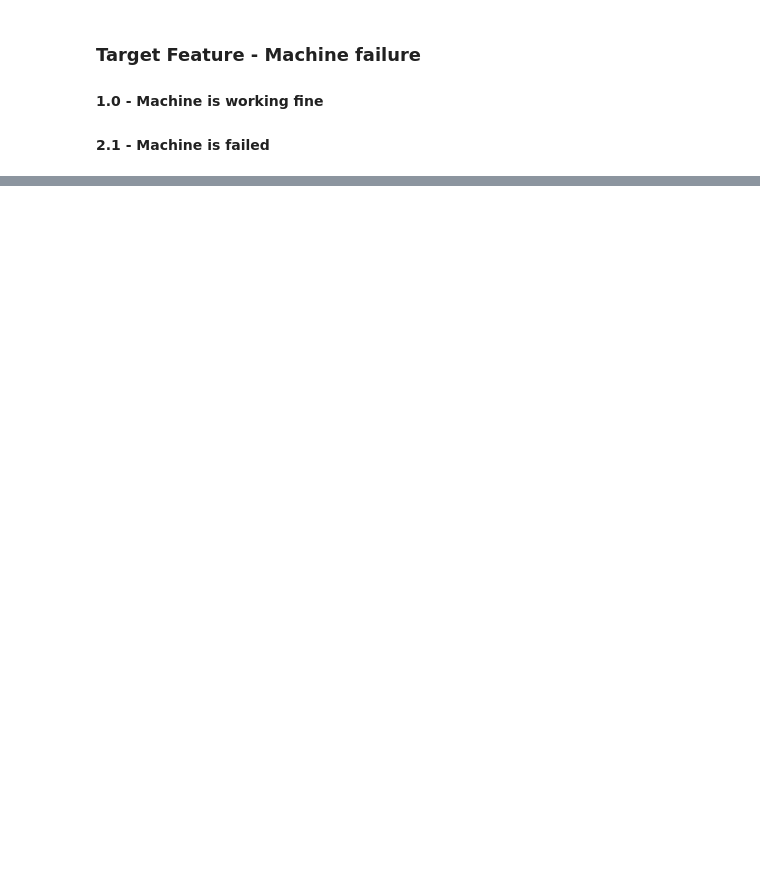
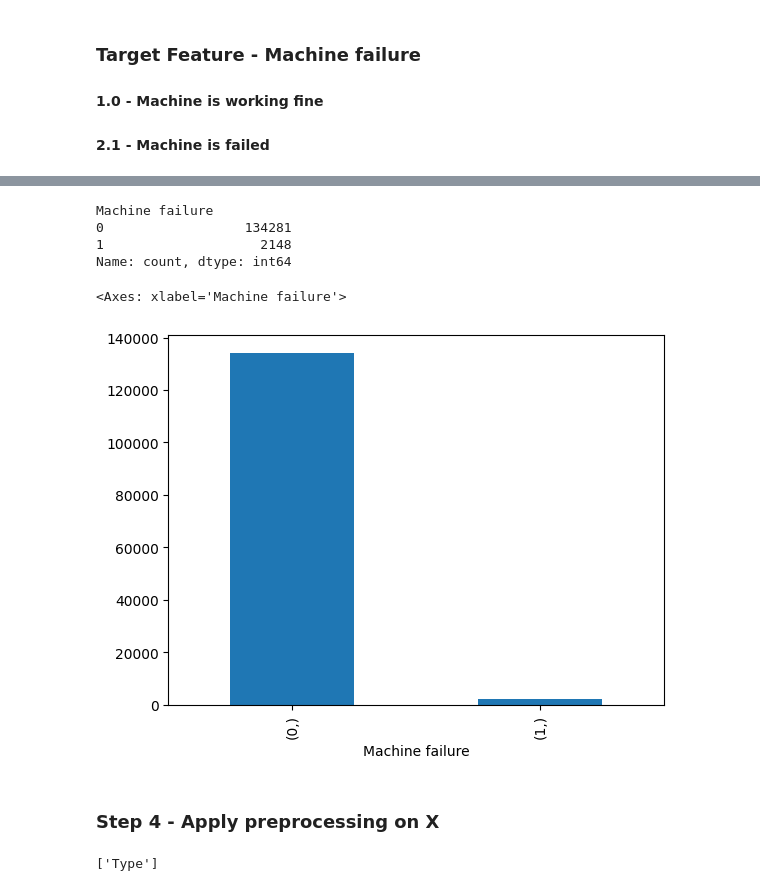
Before and after one commit to Telange/ML-Ravet-5-7-Tue-Wed, a Jupyter notebook: 15 Classification Project/15 Classification Project.ipynb, the cells around one changed output, grey strips where cells are left out. Drawn from its saved outputs; the diff is of its cells as text; code cells hidden in the pictures; blank space fills up the shorter version.

```diff
--- a/15 Classification Project/15 Classification Project.ipynb
+++ b/15 Classification Project/15 Classification Project.ipynb
@@ -22,0 +77,3 @@ df.head()
+# %%
+X = df.drop(columns=["id", "Product ID", "Machine failure"])
+Y = df[["Machine failure"]]
@@ -22,0 +98,14 @@ df.head()
+# %%
+Y.value_counts()
+# %% [output]
+Machine failure
+0                  134281
+1                    2148
+Name: count, dtype: int64
+# %%
+Y.value_counts().plot(kind="bar")
+# %% [output]
+<Axes: xlabel='Machine failure'>
+[figure, added]
+# %% [markdown]
+### Step 4 - Apply preprocessing on X
@@ -22,0 +115,4 @@ df.head()
+# %%
+cat
+# %% [output]
+['Type']
```
Also changed, not shown: parts of 70 cells of this notebook, 3 other files.
